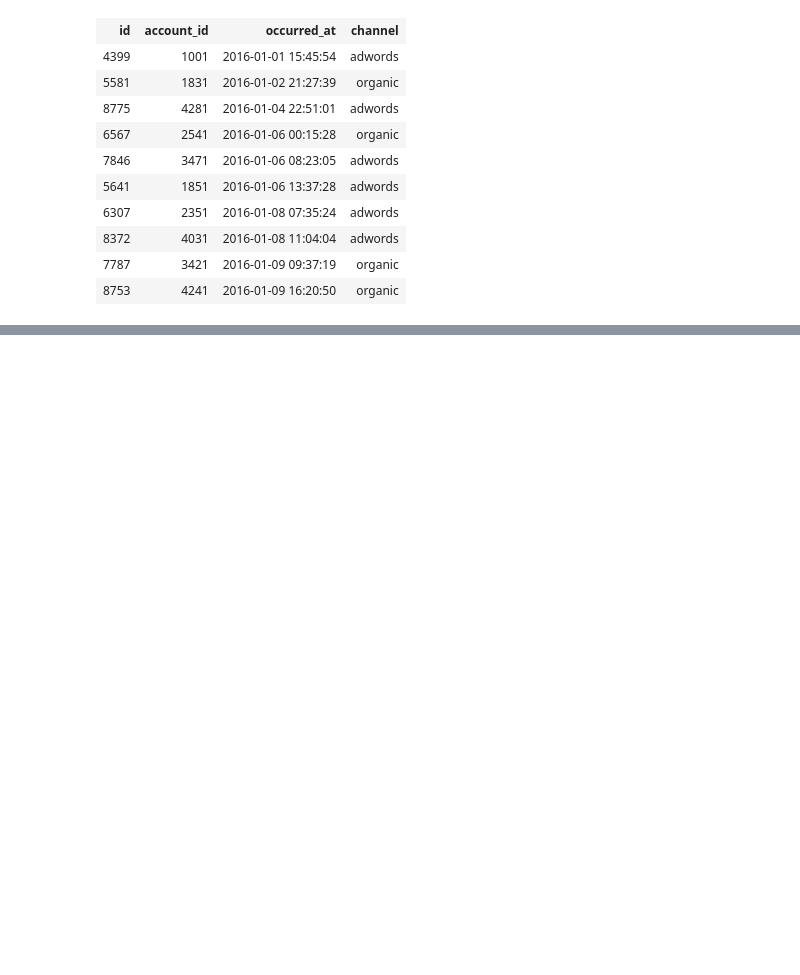
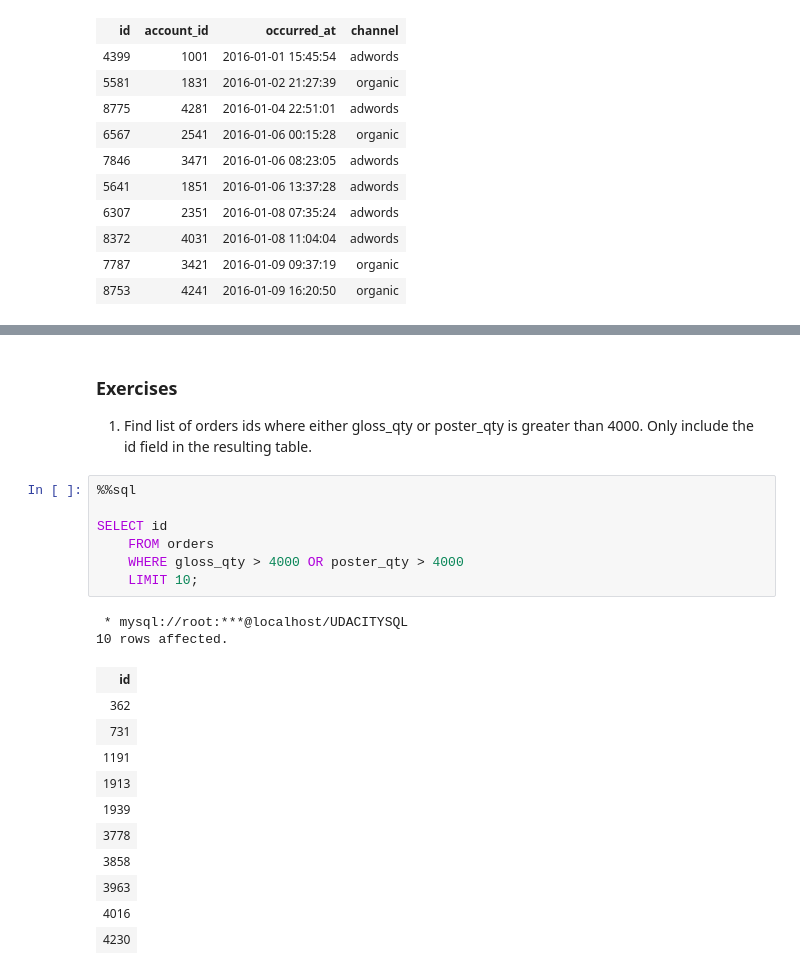
Before and after one commit to EmilyMaPe/SQL-for-Data-Analytics, a Jupyter notebook: BASIC SQL.ipynb, the cells around one changed output, grey strips where cells are left out. Saved outputs shown, nothing was run; the diff lists cells and outputs as text; blank space fills up the shorter version.

```diff
--- a/BASIC SQL.ipynb
+++ b/BASIC SQL.ipynb
@@ -774,0 +812,24 @@ SELECT *
+# %% [markdown]
+### Exercises
+1. Find list of orders ids where either gloss_qty or poster_qty is greater than 4000. Only include the id field in the resulting table.
+# %%
+%%sql
+
+SELECT id
+    FROM orders
+    WHERE gloss_qty > 4000 OR poster_qty > 4000
+    LIMIT 10;
+# %% [output]
+ * mysql://root:***@localhost/UDACITYSQL
+10 rows affected.
+| id |
+| 362 |
+| 731 |
+| 1191 |
+| 1913 |
+| 1939 |
+| 3778 |
+| 3858 |
+| 3963 |
+| 4016 |
+| 4230 |
```
Also changed, not shown: parts of 8 cells of this notebook.
